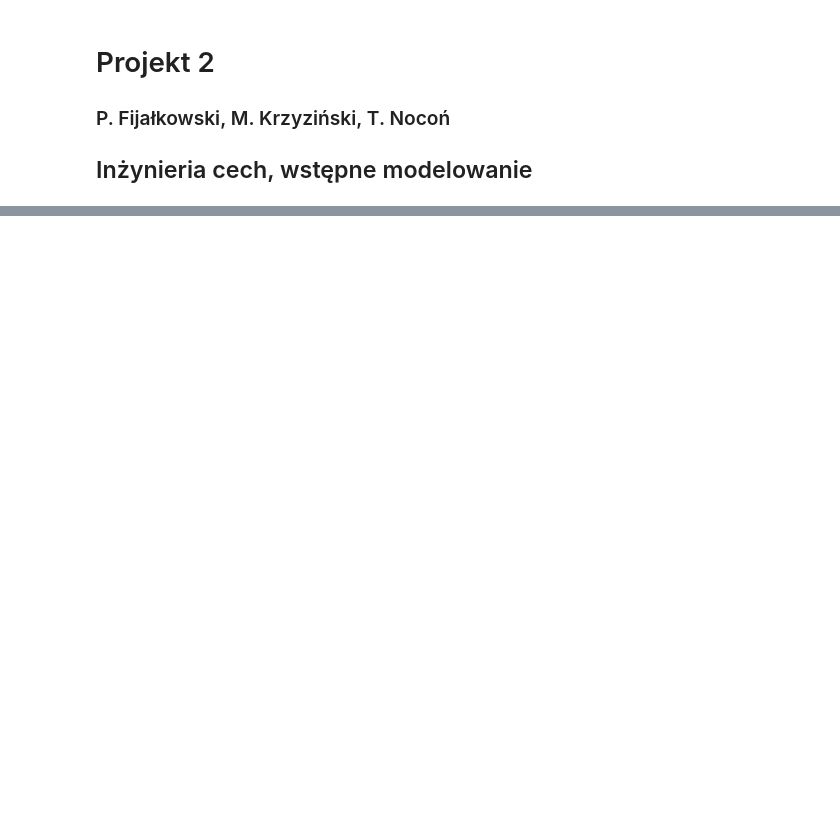
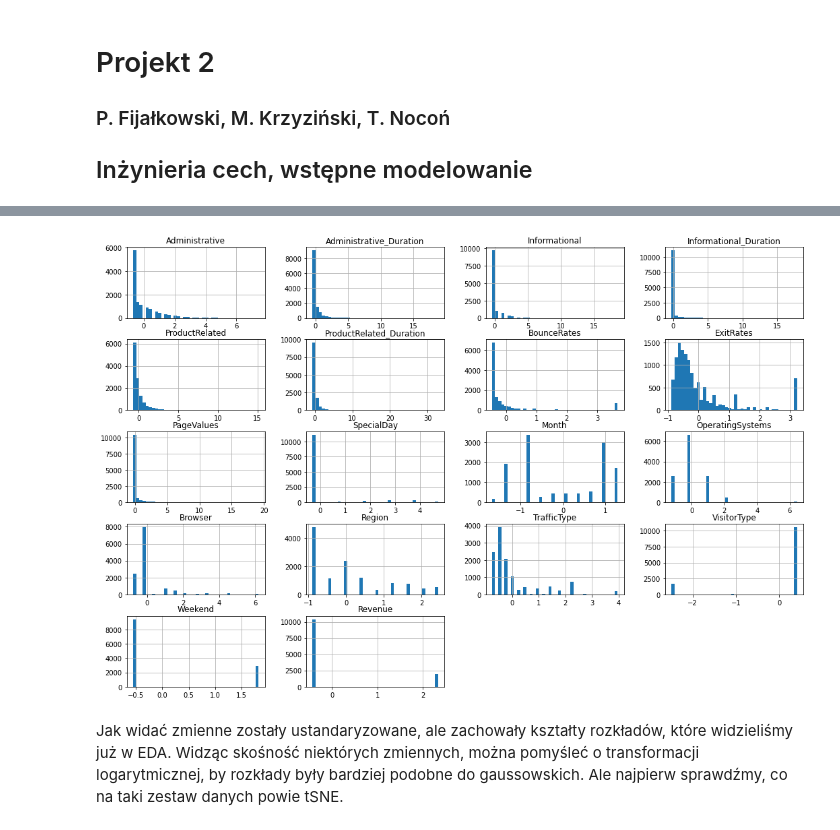
Before and after one commit to pablo2811/online-shopping, a Jupyter notebook: Milestone2.ipynb, the cells around one changed output, grey strips where cells are left out. Cells and saved outputs as stored; diff of their text form; code cells hidden in the pictures; blank space fills up the shorter version.

```diff
--- a/Milestone2.ipynb
+++ b/Milestone2.ipynb
@@ -119,0 +63,3 @@ data
+# %%
+old_months = data["Month"] # dla porównania
+data["Month"] = data["Month"].map(months_dict)
@@ -119,0 +82,4 @@ data
+# %%
+from sklearn.preprocessing import OrdinalEncoder
+ord_enc_visitor_type = OrdinalEncoder()
+data["VisitorType"] = ord_enc_visitor_type.fit_transform(data["VisitorType"].values.reshape(-1, 1))
@@ -119,0 +92,4 @@ data
+# %%
+booleans = ['Weekend', 'Revenue']
+for boolean in booleans:
+    data[boolean] = data[boolean].transform(lambda val: 1 if val else 0)
@@ -119,0 +125,12 @@ data
+# %%
+from sklearn.preprocessing import StandardScaler
+scaler = StandardScaler()
+scaled_data = scaler.fit_transform(data)
+data_m1 = pd.DataFrame(scaled_data, columns = data.columns)
+# %%
+pd.DataFrame(data_m1).hist(bins = 40, figsize=(18, 12))
+plt.show()
+# %% [output]
+[figure, added]
+# %% [markdown]
+Jak widać zmienne zostały ustandaryzowane, ale zachowały kształty rozkładów, które widzieliśmy już w EDA. Widząc skośność niektórych zmiennych, można pomyśleć o transformacji logarytmicznej, by rozkłady były bardziej podobne do gaussowskich. Ale najpierw sprawdźmy, co na taki zestaw danych powie tSNE.
```
Also changed, not shown: parts of 61 cells of this notebook.
